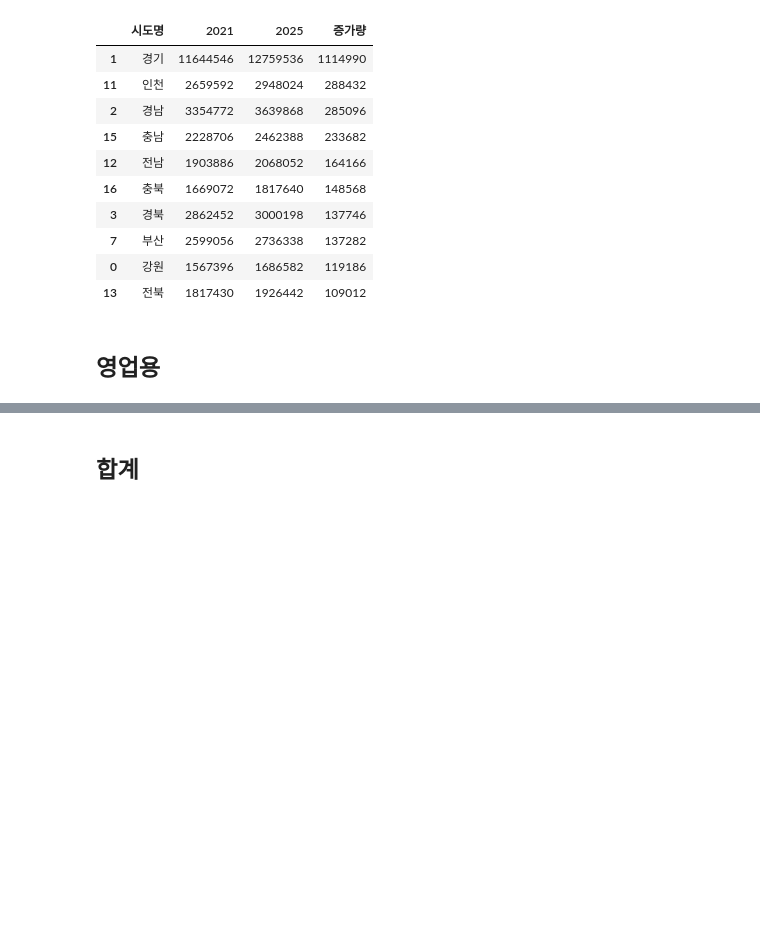
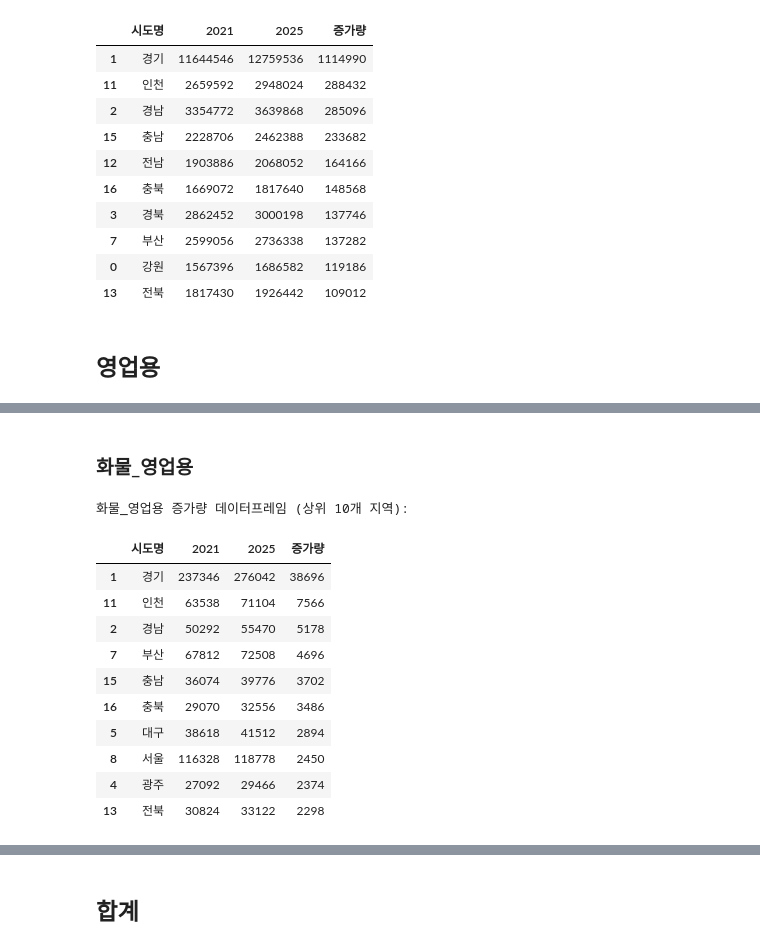
Before and after one commit to pcw11/datajo, a Jupyter notebook: 데이터조.ipynb, the cells around one changed output, grey strips where cells are left out. Drawn from its saved outputs; the diff is of its cells as text; code cells hidden in the pictures; blank space fills up the shorter version.

```diff
--- a/데이터조.ipynb
+++ b/데이터조.ipynb
@@ -812,0 +905,38 @@ agg_data.head(10)
+# %% [markdown]
+### 화물_영업용
+# %%
+# 데이터 정리: 쉼표 제거 및 숫자 변환
+df1['화물_영업용'] = df1['화물_영업용'].replace(',', '', regex=True).astype(int)
+
+# 2021년 4월과 2025년 4월 데이터 필터링
+df_2021 = df1[df1['월(Monthly)'] == '21-Apr']
+df_2025 = df1[df1['월(Monthly)'] == '25-Apr']
+
+# 지역별 화물_영업용 집계
+agg_data = pd.DataFrame({
+    '2021': df_2021.groupby('시도명')['화물_영업용'].sum(),
+    '2025': df_2025.groupby('시도명')['화물_영업용'].sum()
+}).reset_index()
+
+# 증가량 계산
+agg_data['증가량'] = agg_data['2025'] - agg_data['2021']
+
+# 증가량 기준 상위 지역 정렬
+agg_data = agg_data.sort_values('증가량', ascending=False)
+
+# 데이터프레임 출력
+print("\n화물_영업용 증가량 데이터프레임 (상위 10개 지역):")
+agg_data.head(10)
+# %% [output]
+화물_영업용 증가량 데이터프레임 (상위 10개 지역):
+|  | 시도명 | 2021 | 2025 | 증가량 |
+| 1 | 경기 | 237346 | 276042 | 38696 |
+| 11 | 인천 | 63538 | 71104 | 7566 |
+| 2 | 경남 | 50292 | 55470 | 5178 |
+| 7 | 부산 | 67812 | 72508 | 4696 |
+| 15 | 충남 | 36074 | 39776 | 3702 |
+| 16 | 충북 | 29070 | 32556 | 3486 |
+| 5 | 대구 | 38618 | 41512 | 2894 |
+| 8 | 서울 | 116328 | 118778 | 2450 |
+| 4 | 광주 | 27092 | 29466 | 2374 |
+| 13 | 전북 | 30824 | 33122 | 2298 |
```
Also changed, not shown: parts of 49 cells of this notebook.
